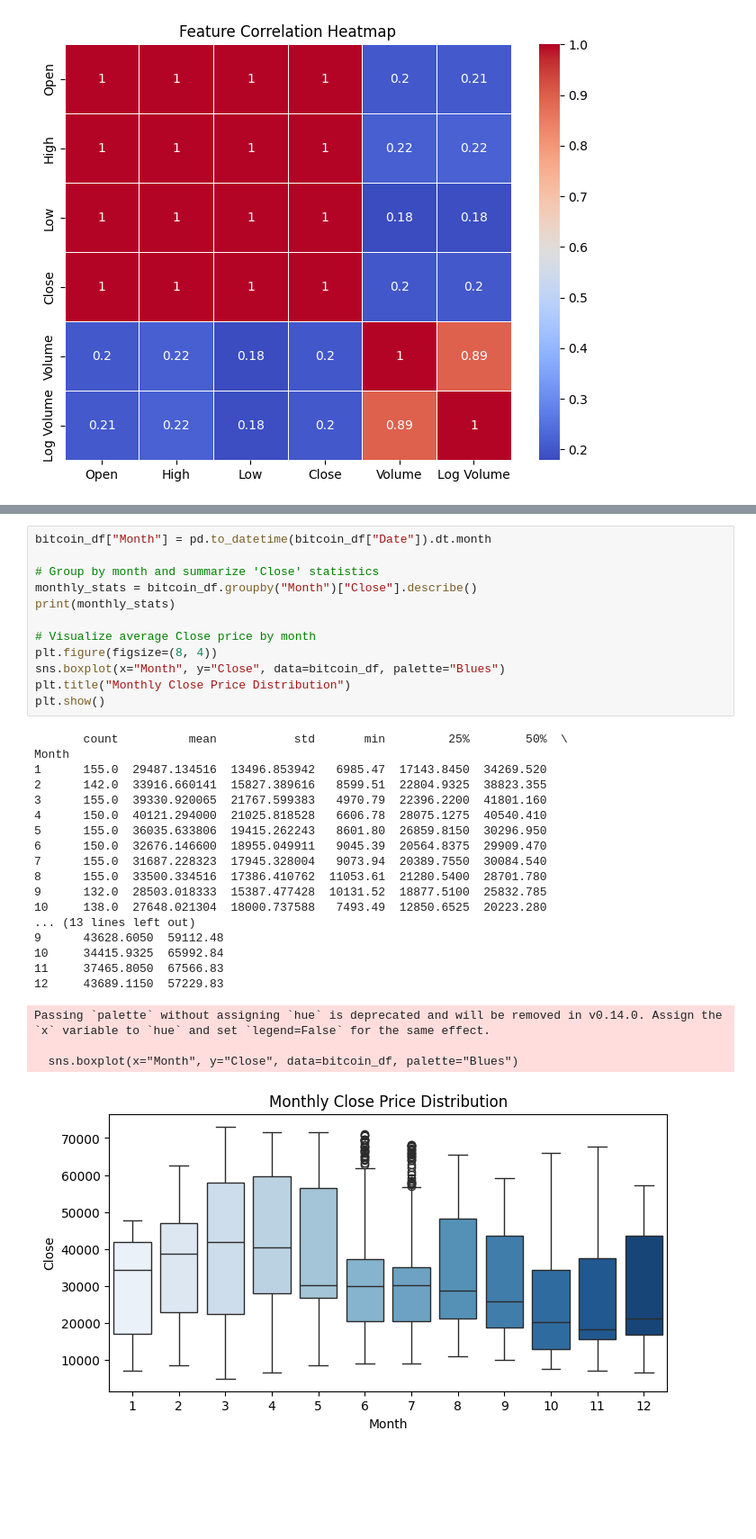
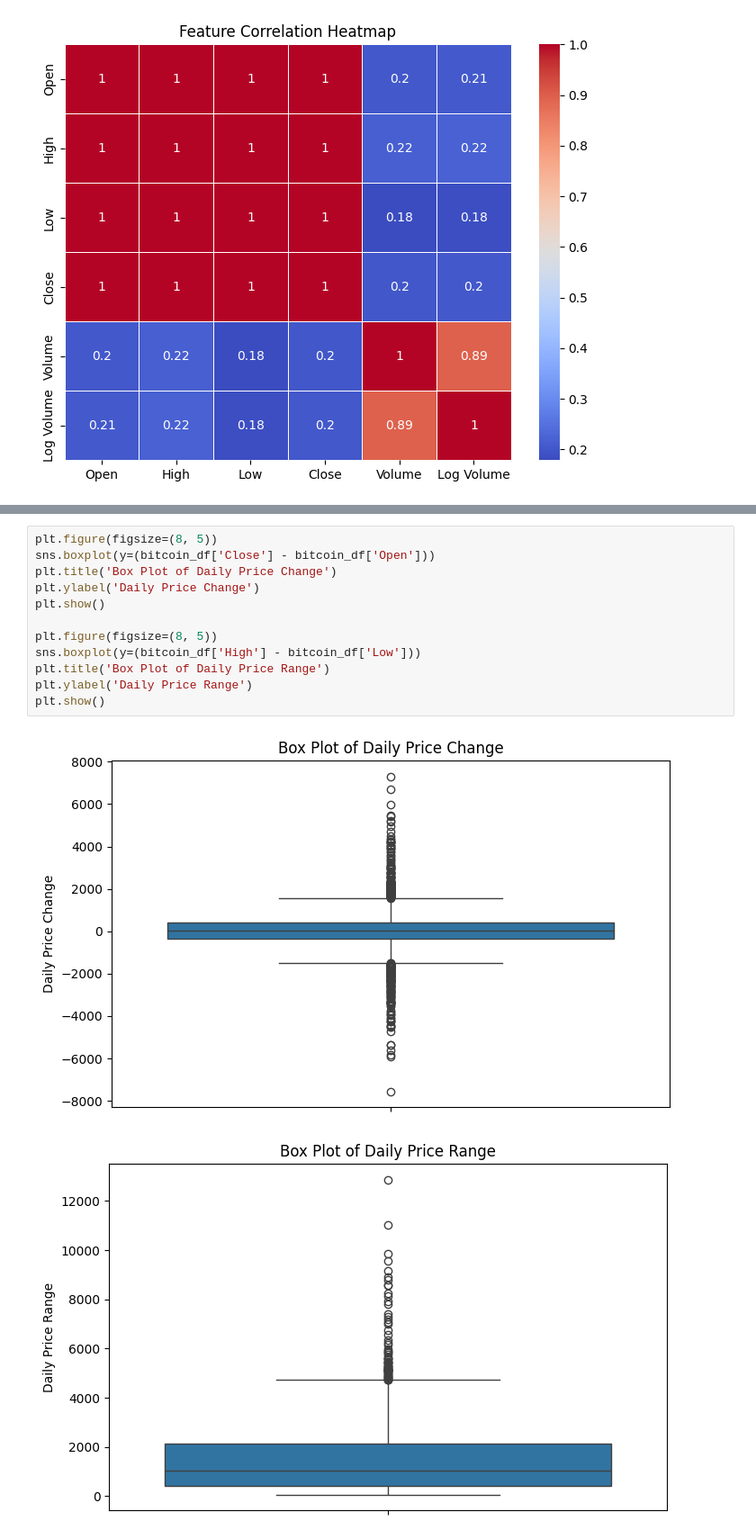
Before and after one commit to safwanakbar86/bitcoin_price_predictor, a Jupyter notebook: proj_temp.ipynb, the cells around one changed output, grey strips where cells are left out. Shown at 90% size. Saved outputs shown, nothing was run; the diff lists cells and outputs as text; blank space fills up the shorter version.

```diff
--- a/proj_temp.ipynb
+++ b/proj_temp.ipynb
@@ -504,34 +374,15 @@ dtype: float64
-# %%
-bitcoin_df["Month"] = pd.to_datetime(bitcoin_df["Date"]).dt.month
-
-# Group by month and summarize 'Close' statistics
-monthly_stats = bitcoin_df.groupby("Month")["Close"].describe()
-print(monthly_stats)
-
-# Visualize average Close price by month
-plt.figure(figsize=(8, 4))
-sns.boxplot(x="Month", y="Close", data=bitcoin_df, palette="Blues")
-plt.title("Monthly Close Price Distribution")
-plt.show()
-# %% [output]
-       count          mean           std       min         25%        50%  \
-Month
-1      155.0  29487.134516  13496.853942   6985.47  17143.8450  34269.520
-2      142.0  33916.660141  15827.389616   8599.51  22804.9325  38823.355
-3      155.0  39330.920065  21767.599383   4970.79  22396.2200  41801.160
-4      150.0  40121.294000  21025.818528   6606.78  28075.1275  40540.410
-5      155.0  36035.633806  19415.262243   8601.80  26859.8150  30296.950
-6      150.0  32676.146600  18955.049911   9045.39  20564.8375  29909.470
-7      155.0  31687.228323  17945.328004   9073.94  20389.7550  30084.540
-8      155.0  33500.334516  17386.410762  11053.61  21280.5400  28701.780
-9      132.0  28503.018333  15387.477428  10131.52  18877.5100  25832.785
-10     138.0  27648.021304  18000.737588   7493.49  12850.6525  20223.280
-... (13 lines left out)
-9      43628.6050  59112.48
-10     34415.9325  65992.84
-11     37465.8050  67566.83
-12     43689.1150  57229.83
-Passing `palette` without assigning `hue` is deprecated and will be removed in v0.14.0. Assign the `x` variable to `hue` and set `legend=False` for the same effect.
-
-  sns.boxplot(x="Month", y="Close", data=bitcoin_df, palette="Blues")
-[figure, removed]
+# %%
+plt.figure(figsize=(8, 5))
+sns.boxplot(y=(bitcoin_df['Close'] - bitcoin_df['Open']))
+plt.title('Box Plot of Daily Price Change')
+plt.ylabel('Daily Price Change')
+plt.show()
+
+plt.figure(figsize=(8, 5))
+sns.boxplot(y=(bitcoin_df['High'] - bitcoin_df['Low']))
+plt.title('Box Plot of Daily Price Range')
+plt.ylabel('Daily Price Range')
+plt.show()
+# %% [output]
+[figure, added]
+[figure, added]
```
Also changed, not shown: parts of 9 cells of this notebook.
